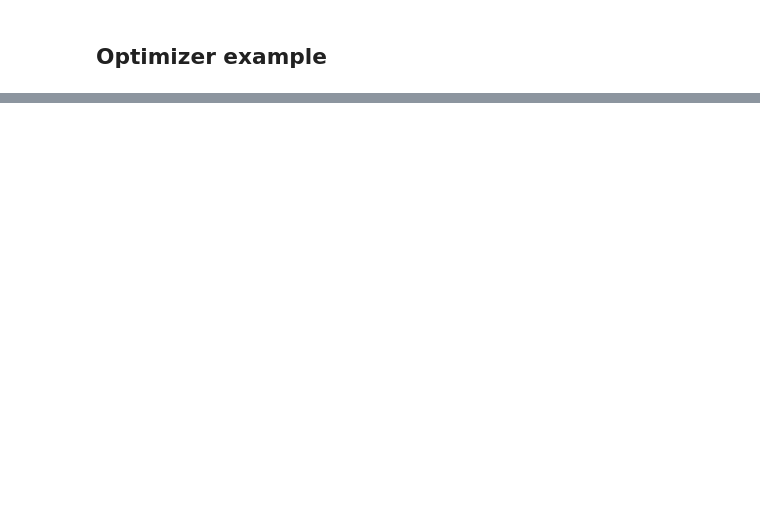
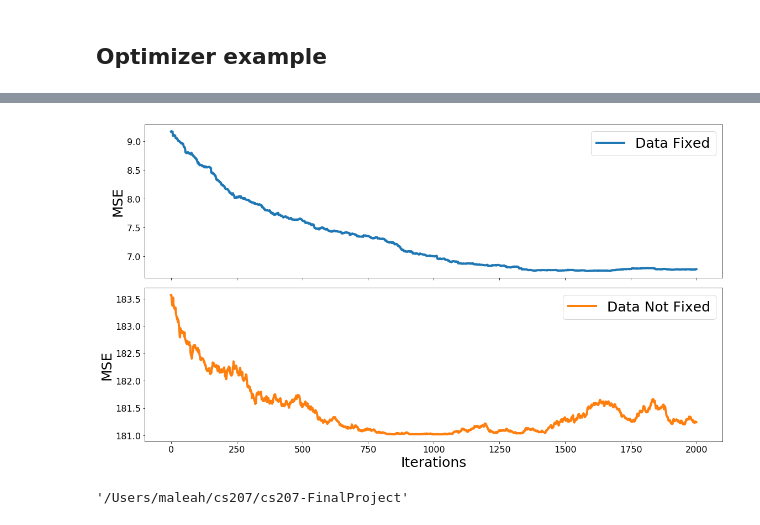
Before and after one commit to CS207-group2/cs207-FinalProject, a Jupyter notebook: GSS_fitold.ipynb, the cells around one changed output, grey strips where cells are left out. Cells and saved outputs as stored; diff of their text form; code cells hidden in the pictures; blank space fills up the shorter version.

```diff
--- a/GSS_fitold.ipynb
+++ b/GSS_fitold.ipynb
@@ -166 +172,22 @@ opt.fit(X_array, y, iters=100)
+# %%
+lw = 4
+fs=25
+fig, ax = plt.subplots(2,1,sharex=True,figsize=(16,9))
+ax[0].plot(opt.loss_list,lw=lw,label='Data Fixed')
+ax[0].legend(fontsize=fs)
+ax[1].plot(bad_opt.loss_list,color='tab:orange',lw=lw,label='Data Not Fixed')
+ax[0].tick_params(axis='both',labelsize=16)
+ax[0].set_ylabel('MSE',fontsize=fs)
+plt.tick_params(axis='both', which='major', labelsize=16)
+plt.xlabel("Iterations", fontsize = fs)
+plt.ylabel("MSE",fontsize=fs)
+plt.legend(fontsize=fs)
+plt.tight_layout()
+plt.savefig('standardize_compare.png')
+# %% [output]
+[figure, added]
+# %%
+pwd
+# %% [output]
+'/Users/maleah/cs207/cs207-FinalProject'
 # %%
```
Also changed, not shown: parts of 30 cells of this notebook, 6 other files.
